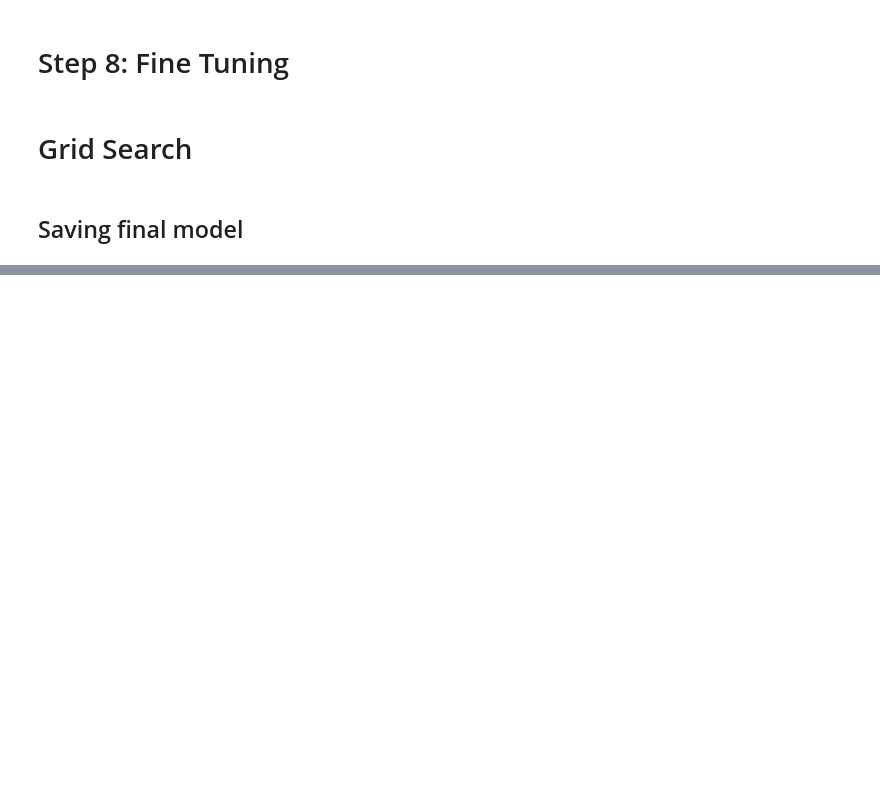
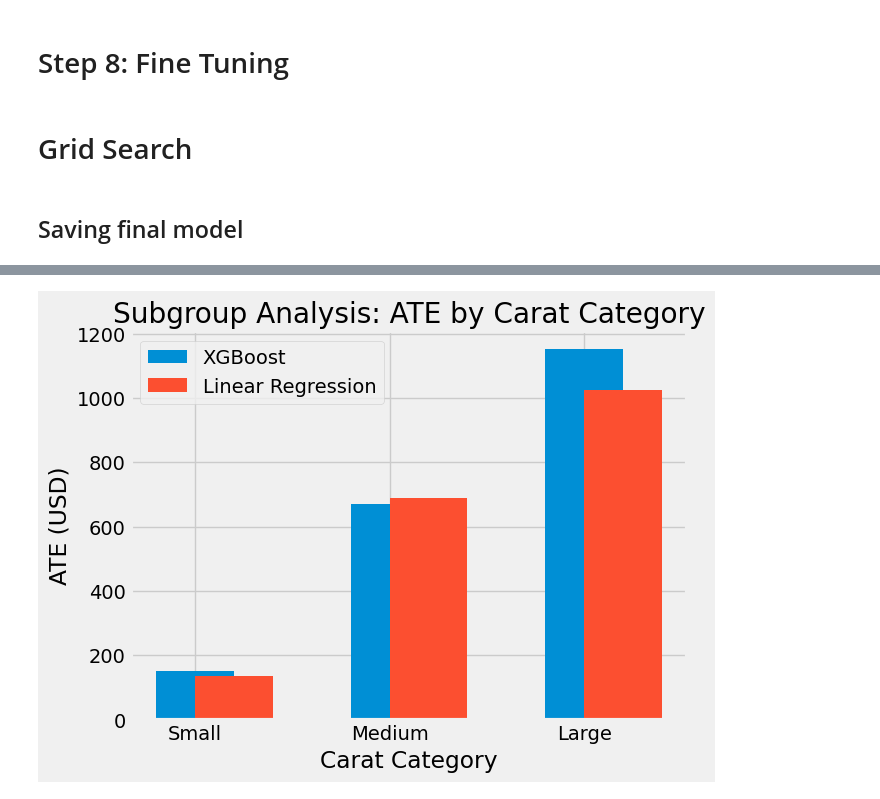
Before and after one commit to Yashsethi24/Regression-diamond-prices, a Jupyter notebook: End_to_End_ML_project.ipynb, the cells around one changed output, grey strips where cells are left out. Drawn from its saved outputs; the diff is of its cells as text; code cells hidden in the pictures; blank space fills up the shorter version.

```diff
--- a/End_to_End_ML_project.ipynb
+++ b/End_to_End_ML_project.ipynb
@@ -954,0 +1108,4 @@ print(f"Model saved to {model_filename}")
+# %%
+diamonds['carat_category'] = pd.cut(diamonds['carat'], bins=[0, 1, 2, 3], labels=["Small", "Medium", "Large"])
+subgroup_ate = diamonds.groupby('carat_category')['price'].mean()
+print(subgroup_ate)
@@ -954,0 +1170,21 @@ print(f"Model saved to {model_filename}")
+# %%
+import numpy as np
+
+def bootstrap_ate(data, category, num_bootstrap=1000):
+    bootstrap_ates = []
+    for _ in range(num_bootstrap):
+        sample = data[data['carat_category'] == category].sample(frac=1, replace=True)
+        sample_X = sample[['carat', 'depth', 'table']]
+        sample_treatment = sample['is_ideal_cut']
+        sample_y = sample['price']
+
+        learner = LRSRegressor()
+        learner.fit(X=sample_X, treatment=sample_treatment, y=sample_y)
+        bootstrap_ates.append(learner.estimate_ate(X=sample_X, treatment=sample_treatment, y=sample_y)[0][0])
+    return np.percentile(bootstrap_ates, [2.5, 97.5])  # 95% confidence interval
+
+# Calculate bootstrap confidence intervals for each category
+for category in diamonds['carat_category'].unique():
+  if category is not np.nan:
+    ci = bootstrap_ate(diamonds, category)
+    print(f"Carat Category: {category}, 95% CI: {ci}")
@@ -954,0 +1322,20 @@ print(f"Model saved to {model_filename}")
+# %%
+import matplotlib.pyplot as plt
+
+# Prepare data for visualization
+categories = list(subgroup_ate_results.keys())
+xgb_ates = [res['ATE_XGBoost'] for res in subgroup_ate_results.values()]
+lr_ates = [res['ATE_LinearRegression'] for res in subgroup_ate_results.values()]
+
+# Plot
+x = range(len(categories))
+plt.bar(x, xgb_ates, width=0.4, label='XGBoost', align='center')
+plt.bar(x, lr_ates, width=0.4, label='Linear Regression', align='edge')
+plt.xticks(x, categories)
+plt.xlabel('Carat Category')
+plt.ylabel('ATE (USD)')
+plt.title('Subgroup Analysis: ATE by Carat Category')
+plt.legend()
+plt.show()
+# %% [output]
+[figure, added]
```
Also changed, not shown: parts of 57 cells of this notebook.
